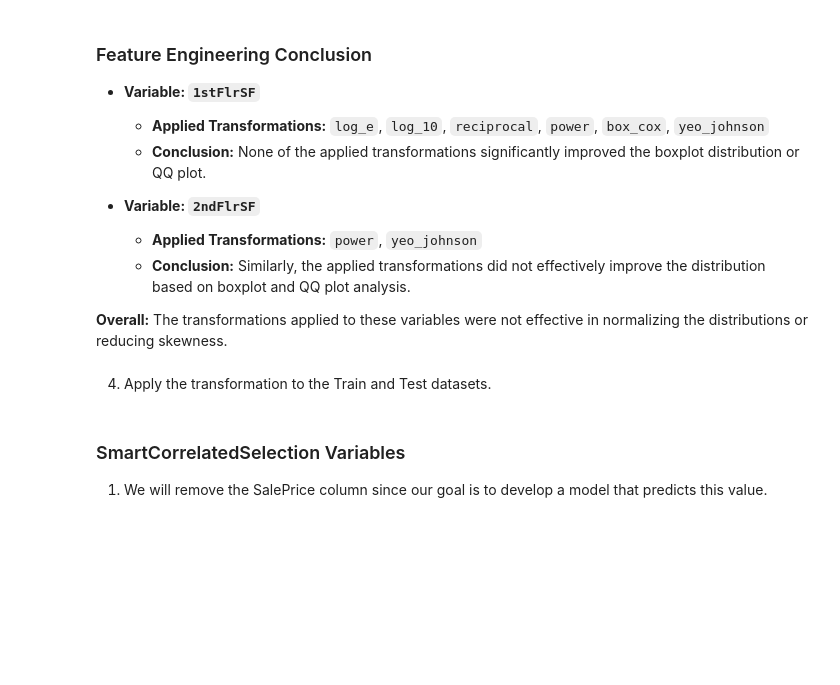
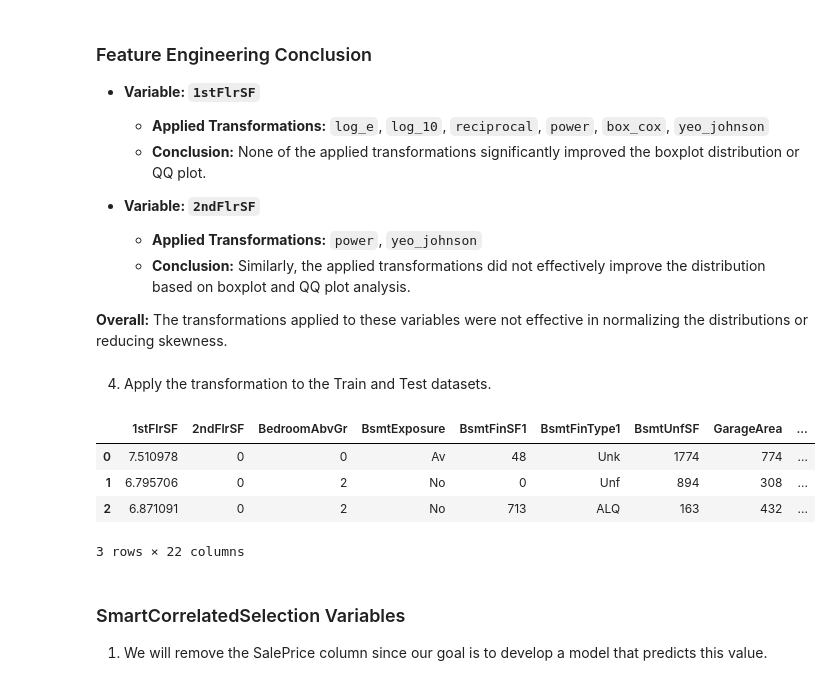
Before and after one commit to Darvid-223/housing-prices, a Jupyter notebook: jupyter_notebooks/04_feature_engineering.ipynb, the cells around one changed output. Drawn from its saved outputs; the diff is of its cells as text; code cells hidden in the pictures; blank space fills up the shorter version.

Commit message:
feat: feature engineering completed

```diff
--- a/jupyter_notebooks/04_feature_engineering.ipynb
+++ b/jupyter_notebooks/04_feature_engineering.ipynb
@@ -67,8 +67,8 @@ TrainSet.head(3)
 Test Set
 # %%
 test_set_path = "outputs/datasets/cleaned/test_set.csv"
-TestSet = pd.read_csv(test_set_path)
-TestSet.head(3)
+test_set = pd.read_csv(test_set_path)
+test_set.head(3)
 # %% [output]
 |  | 1stFlrSF | 2ndFlrSF | BedroomAbvGr | BsmtExposure | BsmtFinSF1 | BsmtFinType1 | BsmtUnfSF | GarageArea | ... |
 | 0 | 2515 | 0 | 4 | No | 1219 | Rec | 816 | 484 | ... |
@@ -387,3 +432,25 @@ TrainSet.head(3)
+# %%
+from sklearn.pipeline import Pipeline
+from feature_engine import transformation as tf
+
+data_pipeline = Pipeline([
+    ("LogTransform", tf.LogTransformer(variables=["1stFlrSF", "LotArea", "GrLivArea"])),
+    ("PowerTransform", tf.PowerTransformer(variables=["MasVnrArea"])),
+    ("YeoJohnsonTransform", tf.YeoJohnsonTransformer(variables=["OpenPorchSF"]))
+])
+
+
+train_set = data_pipeline.fit_transform(train_set)
+
+test_set = data_pipeline.transform(test_set)
+
+train_set.head(3)
+# %% [output]
+|  | 1stFlrSF | 2ndFlrSF | BedroomAbvGr | BsmtExposure | BsmtFinSF1 | BsmtFinType1 | BsmtUnfSF | GarageArea | ... |
+| 0 | 7.510978 | 0 | 0 | Av | 48 | Unk | 1774 | 774 | ... |
+| 1 | 6.795706 | 0 | 2 | No | 0 | Unf | 894 | 308 | ... |
+| 2 | 6.871091 | 0 | 2 | No | 713 | ALQ | 163 | 432 | ... |
+3 rows × 22 columns
 # %% [markdown]
 ### SmartCorrelatedSelection Variables
 
```
Also changed, not shown: parts of 23 cells of this notebook, 1 other file.
